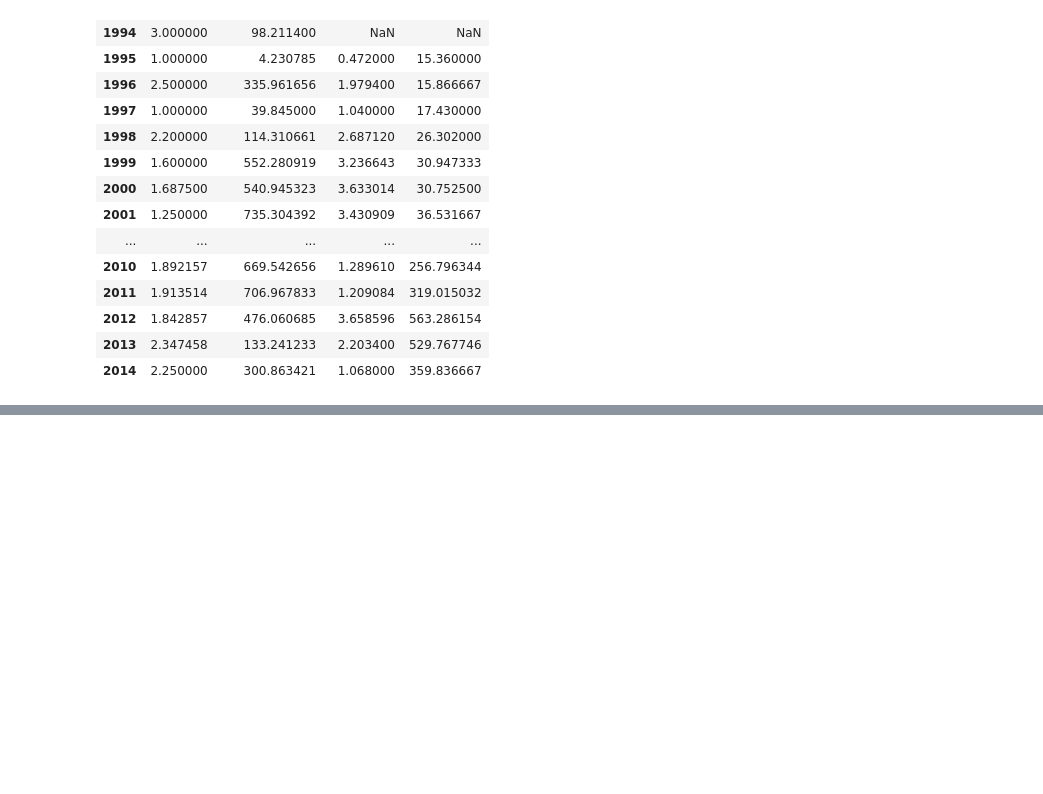
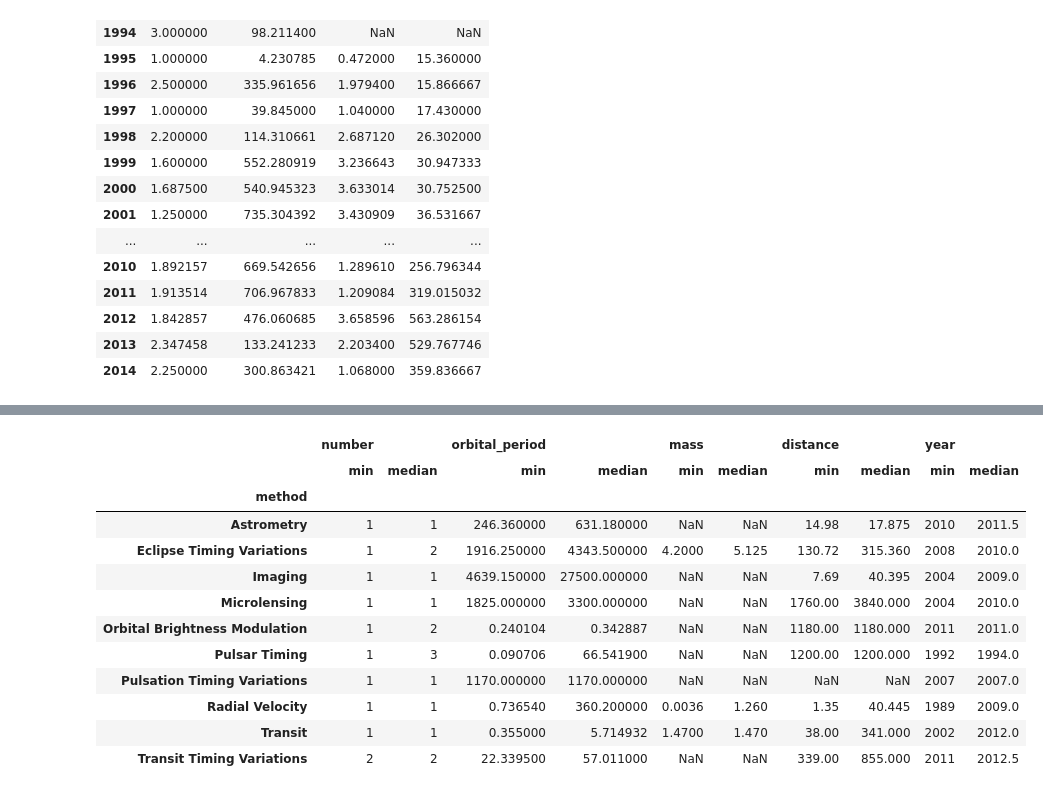
Before and after one commit to dmitry10x/ml_book, a Jupyter notebook: pandas/Untitled.ipynb, the cells around one changed output, grey strips where cells are left out. Drawn from its saved outputs; the diff is of its cells as text; code cells hidden in the pictures; blank space fills up the shorter version.

Commit message:
groupby

```diff
--- a/pandas/Untitled.ipynb
+++ b/pandas/Untitled.ipynb
@@ -952,0 +983,16 @@ planets.groupby('year').mean()
+# %%
+planets.groupby('method').aggregate(['min','median'])
+# %% [output]
+|  | number |  | orbital_period |  | mass |  | distance |  | year |  |
+|  | min | median | min | median | min | median | min | median | min | median |
+| method |  |  |  |  |  |  |  |  |  |  |
+| Astrometry | 1 | 1 | 246.360000 | 631.180000 | NaN | NaN | 14.98 | 17.875 | 2010 | 2011.5 |
+| Eclipse Timing Variations | 1 | 2 | 1916.250000 | 4343.500000 | 4.2000 | 5.125 | 130.72 | 315.360 | 2008 | 2010.0 |
+| Imaging | 1 | 1 | 4639.150000 | 27500.000000 | NaN | NaN | 7.69 | 40.395 | 2004 | 2009.0 |
+| Microlensing | 1 | 1 | 1825.000000 | 3300.000000 | NaN | NaN | 1760.00 | 3840.000 | 2004 | 2010.0 |
+| Orbital Brightness Modulation | 1 | 2 | 0.240104 | 0.342887 | NaN | NaN | 1180.00 | 1180.000 | 2011 | 2011.0 |
+| Pulsar Timing | 1 | 3 | 0.090706 | 66.541900 | NaN | NaN | 1200.00 | 1200.000 | 1992 | 1994.0 |
+| Pulsation Timing Variations | 1 | 1 | 1170.000000 | 1170.000000 | NaN | NaN | NaN | NaN | 2007 | 2007.0 |
+| Radial Velocity | 1 | 1 | 0.736540 | 360.200000 | 0.0036 | 1.260 | 1.35 | 40.445 | 1989 | 2009.0 |
+| Transit | 1 | 1 | 0.355000 | 5.714932 | 1.4700 | 1.470 | 38.00 | 341.000 | 2002 | 2012.0 |
+| Transit Timing Variations | 2 | 2 | 22.339500 | 57.011000 | NaN | NaN | 339.00 | 855.000 | 2011 | 2012.5 |
```
Also changed, not shown: parts of 5 cells of this notebook.
